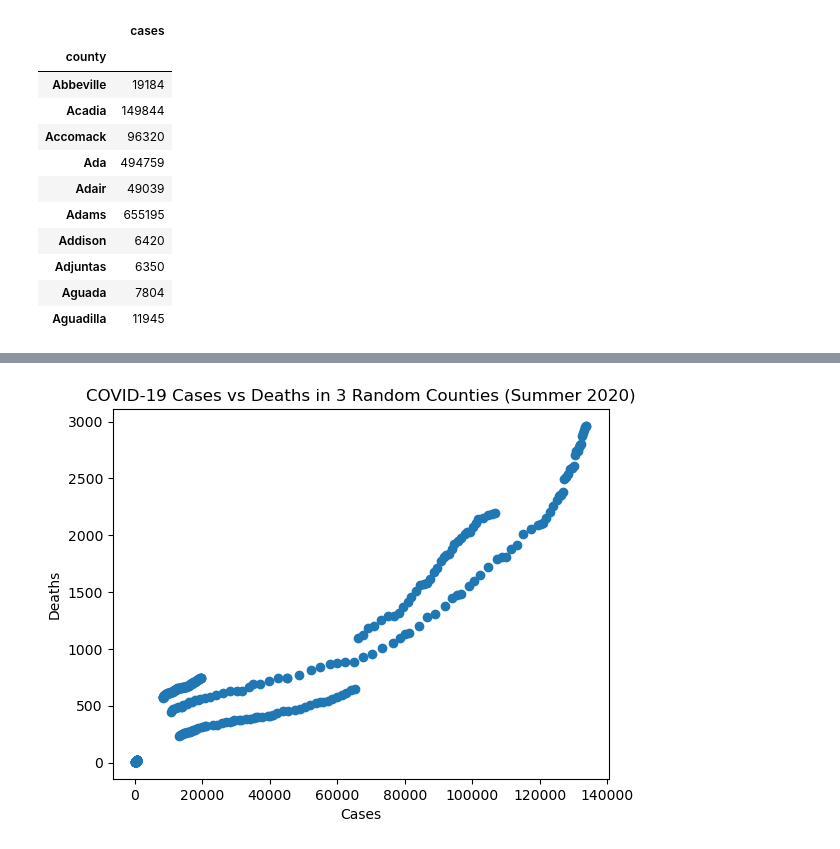
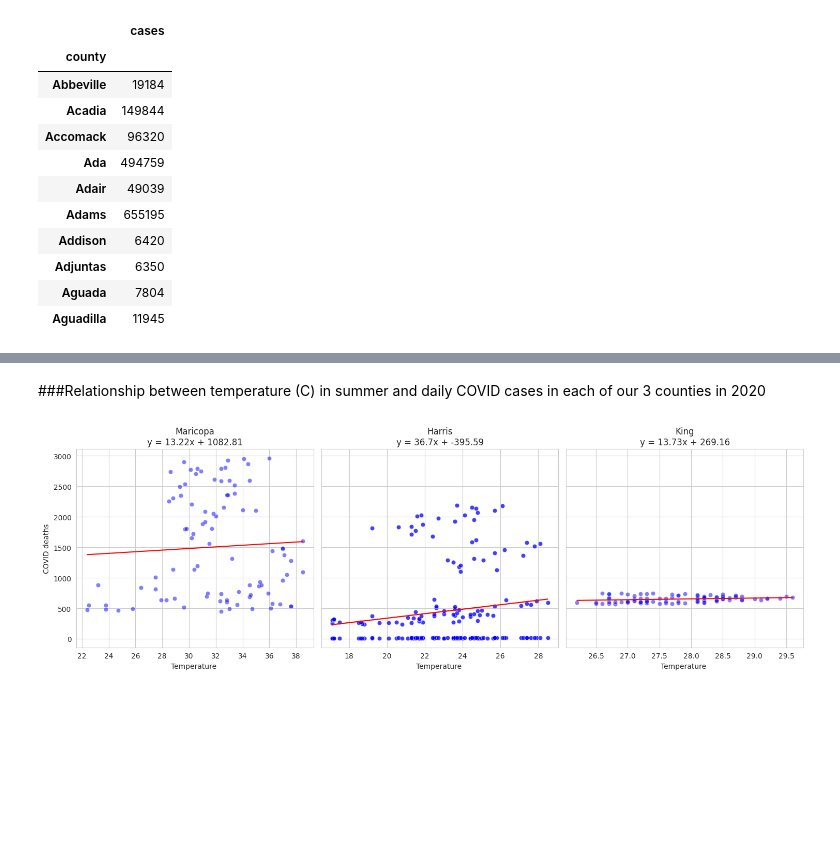
Before and after one commit to ryankracaw/project-one, a Jupyter notebook: Summer.ipynb, the cells around one changed output, grey strips where cells are left out. Drawn from its saved outputs; the diff is of its cells as text; code cells hidden in the pictures; blank space fills up the shorter version.

```diff
--- a/Summer.ipynb
+++ b/Summer.ipynb
@@ -234,19 +169,8 @@ plt.show()
-# %%
-# Create scatter plot of cases vs deaths
-plt.scatter(random_covid_df["cases"], random_covid_df["deaths"])
-plt.xlabel("Cases")
-plt.ylabel("Deaths")
-plt.title('COVID-19 Cases vs Deaths in 3 Random Counties (Summer 2020)')
-plt.show()
-# %% [output]
-[figure, removed]
 # %%
-
-
 def get_weather_data(county, date):
-    api_key = '0f981aa9f141936072443c28c825a912'
-    base_url = 'https://api.openweathermap.org/data/3.0/onecall/timemachine?'
-
+    geo_url = "https://api.geoapify.com/v1/geocode/search"
+    weather_url = "https://api.openweathermap.org/data/3.0/onecall/timemachine?"
+    units = "metric"
 
     # Specify the county and date for which you want weather data
     query_params = {
@@ -300,0 +223,33 @@ def get_weather_data(county, date):
+# %%
+final_df = summer_covid_df
+# %% [markdown]
+###Relationship between temperature (C) in summer and daily COVID cases in each of our 3 counties in 2020
+# %%
+counties = final_df['county'].unique()[:3]
+
+fig, axes = plt.subplots(nrows=1, ncols=len(counties), figsize=(15, 5), sharey=True)
+
+for i, county in enumerate(counties):
+    county_data = final_df[final_df['county'] == county]
+
+    # Perform regression analysis
+    humidity = county_data['Temperature']
+    cases = county_data['deaths']
+
+    slope, intercept, rvalue, pvalue, stderr = stats.linregress(humidity, cases)
+    fit = [(slope * x) + intercept for x in humidity]
+    equation = "y = " + str(round(slope, 2)) + "x + " + str(round(intercept, 2))
+
+    # Plot the relationship
+    ax = axes[i]
+    sns.scatterplot(data=county_data, x='Temperature', y='deaths', ax=ax, color='b', alpha=0.5)
+    sns.lineplot(x=humidity, y=fit, ax=ax, color='r')
+    ax.set_xlabel('Temperature ')
+    ax.set_ylabel('COVID deaths')
+    ax.set_title(county + '\n' + equation)
+
+plt.tight_layout()
+plt.savefig("summer_outputs/deaths_vs_temp.png")
+plt.show()
+# %% [output]
+[figure, added]
```
Also changed, not shown: parts of 19 cells of this notebook.
